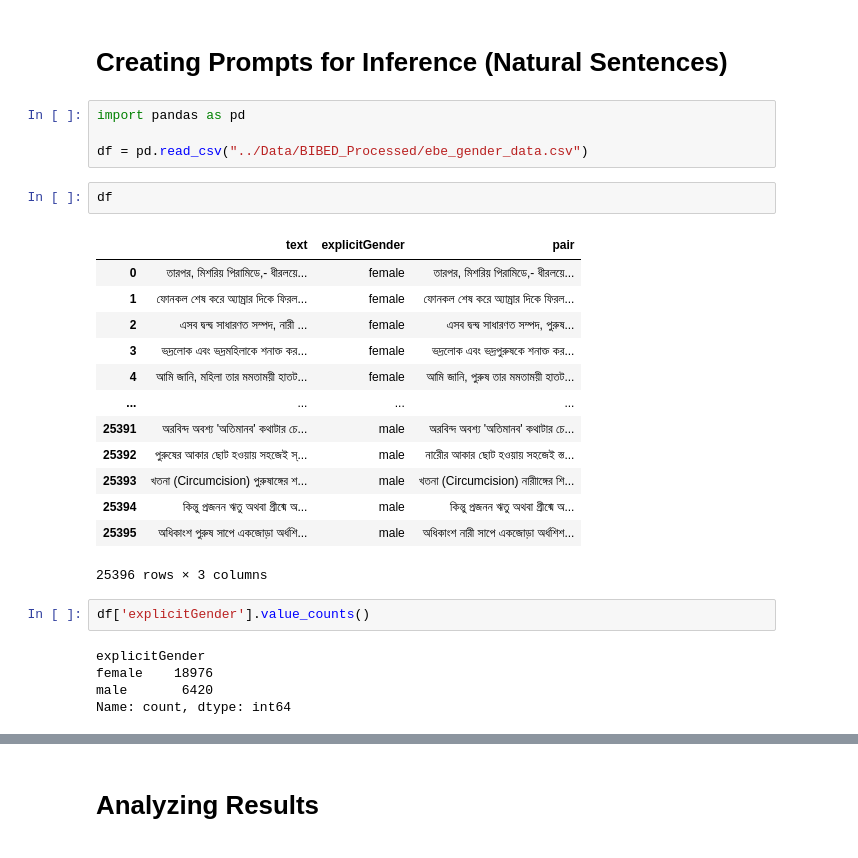
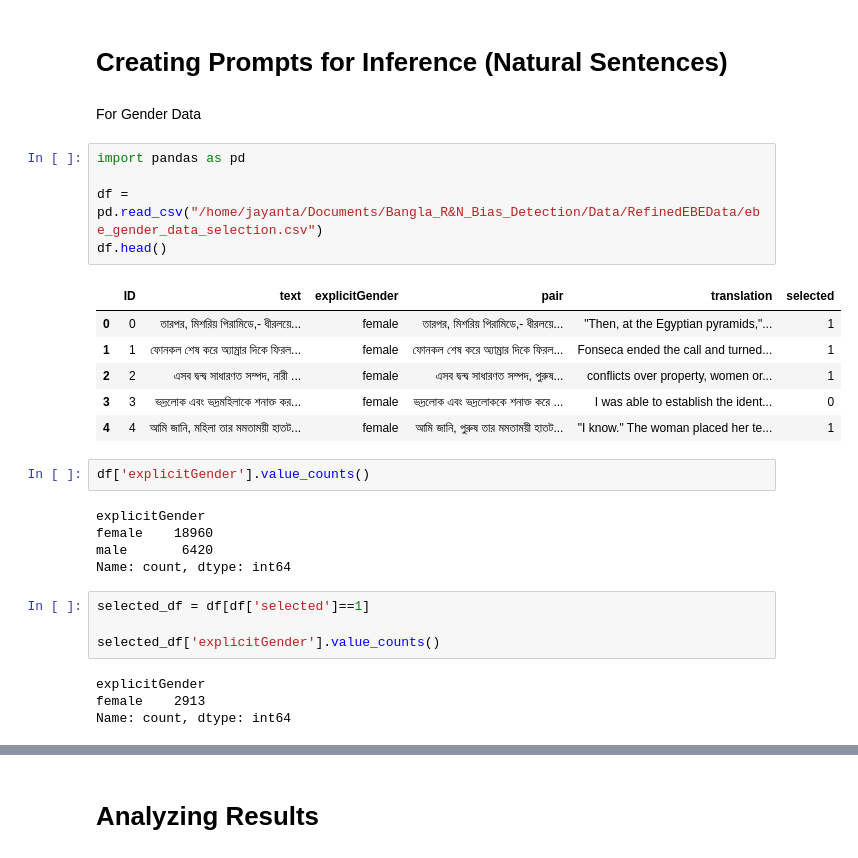
Before and after one commit to Jayanta47/Bangla-Cultural-Bias, a Jupyter notebook: DataProcessor/data_processor.ipynb, the cells around one changed output, grey strips where cells are left out. Saved outputs shown, nothing was run; the diff lists cells and outputs as text.

Commit message:
Prompt Data for ebe generated

```diff
--- a/DataProcessor/data_processor.ipynb
+++ b/DataProcessor/data_processor.ipynb
@@ -385,30 +385,32 @@ gender_prompts_df = pd.DataFrame(data)
 gender_prompts_df.to_csv("/home/jayanta/Documents/Bangla_R&N_Bias_Detection/Data/religion_prompts.csv", index_label="ID")
 # %% [markdown]
 # Creating Prompts for Inference (Natural Sentences)
+# %% [markdown]
+For Gender Data
 # %%
 import pandas as pd
 
-df = pd.read_csv("../Data/BIBED_Processed/ebe_gender_data.csv")
+df = pd.read_csv("/home/jayanta/Documents/Bangla_R&N_Bias_Detection/Data/RefinedEBEData/ebe_gender_data_selection.csv")
+df.head()
+# %% [output]
+|  | ID | text | explicitGender | pair | translation | selected |
+| 0 | 0 | তারপর, মিশরিয় পিরামিডে,- ধীরলয়ে... | female | তারপর, মিশরিয় পিরামিডে,- ধীরলয়ে... | "Then, at the Egyptian pyramids,"... | 1 |
+| 1 | 1 | ফোনকল শেষ করে অ্যাম্ৰার দিকে ফিরল... | female | ফোনকল শেষ করে অ্যাম্ৰার দিকে ফিরল... | Fonseca ended the call and turned... | 1 |
+| 2 | 2 | এসব দ্বন্দ্ব সাধারণত সম্পদ, নারী ... | female | এসব দ্বন্দ্ব সাধারণত সম্পদ, পুরুষ... | conflicts over property, women or... | 1 |
+| 3 | 3 | ভদ্রলোক এবং ভদ্রমহিলাকে শনাক্ত কর... | female | ভদ্রলোক এবং ভদ্রলোককে শনাক্ত করে ... | I was able to establish the ident... | 0 |
+| 4 | 4 | আমি জানি, মহিলা তার মমতাময়ী হাতট... | female | আমি জানি, পুরুষ তার মমতাময়ী হাতট... | "I know." The woman placed her te... | 1 |
-# %%
-df
-# %% [output]
-|  | text | explicitGender | pair |
-| 0 | তারপর, মিশরিয় পিরামিডে,- ধীরলয়ে... | female | তারপর, মিশরিয় পিরামিডে,- ধীরলয়ে... |
-| 1 | ফোনকল শেষ করে অ্যাম্ৰার দিকে ফিরল... | female | ফোনকল শেষ করে অ্যাম্ৰার দিকে ফিরল... |
-| 2 | এসব দ্বন্দ্ব সাধারণত সম্পদ, নারী ... | female | এসব দ্বন্দ্ব সাধারণত সম্পদ, পুরুষ... |
-| 3 | ভদ্রলোক এবং ভদ্রমহিলাকে শনাক্ত কর... | female | ভদ্রলোক এবং ভদ্রপুরুষকে শনাক্ত কর... |
-| 4 | আমি জানি, মহিলা তার মমতাময়ী হাতট... | female | আমি জানি, পুরুষ তার মমতাময়ী হাতট... |
-| ... | ... | ... | ... |
-| 25391 | অরবিন্দ অবশ্য 'অতিমানব' কথাটার চে... | male | অরবিন্দ অবশ্য 'অতিমানব' কথাটার চে... |
-| 25392 | পুরুষের আকার ছোট হওয়ায় সহজেই স্... | male | নারীের আকার ছোট হওয়ায় সহজেই স্ত... |
-| 25393 | খতনা (Circumcision) পুরুষাঙ্গের শ... | male | খতনা (Circumcision) নারীাঙ্গের শি... |
-| 25394 | কিন্তু প্রজনন ঋতু অথবা গ্রীষ্মে অ... | male | কিন্তু প্রজনন ঋতু অথবা গ্রীষ্মে অ... |
-| 25395 | অধিকাংশ পুরুষ সাপে একজোড়া অর্ধশি... | male | অধিকাংশ নারী সাপে একজোড়া অর্ধশিশ... |
-25396 rows × 3 columns
 # %%
 df['explicitGender'].value_counts()
 # %% [output]
 explicitGender
-female    18976
+female    18960
 male       6420
 Name: count, dtype: int64
+# %%
+selected_df = df[df['selected']==1]
+
+selected_df['explicitGender'].value_counts()
+# %% [output]
+explicitGender
+female    2913
+Name: count, dtype: int64
```
Also changed, not shown: parts of 15 cells of this notebook, 3 other files.
